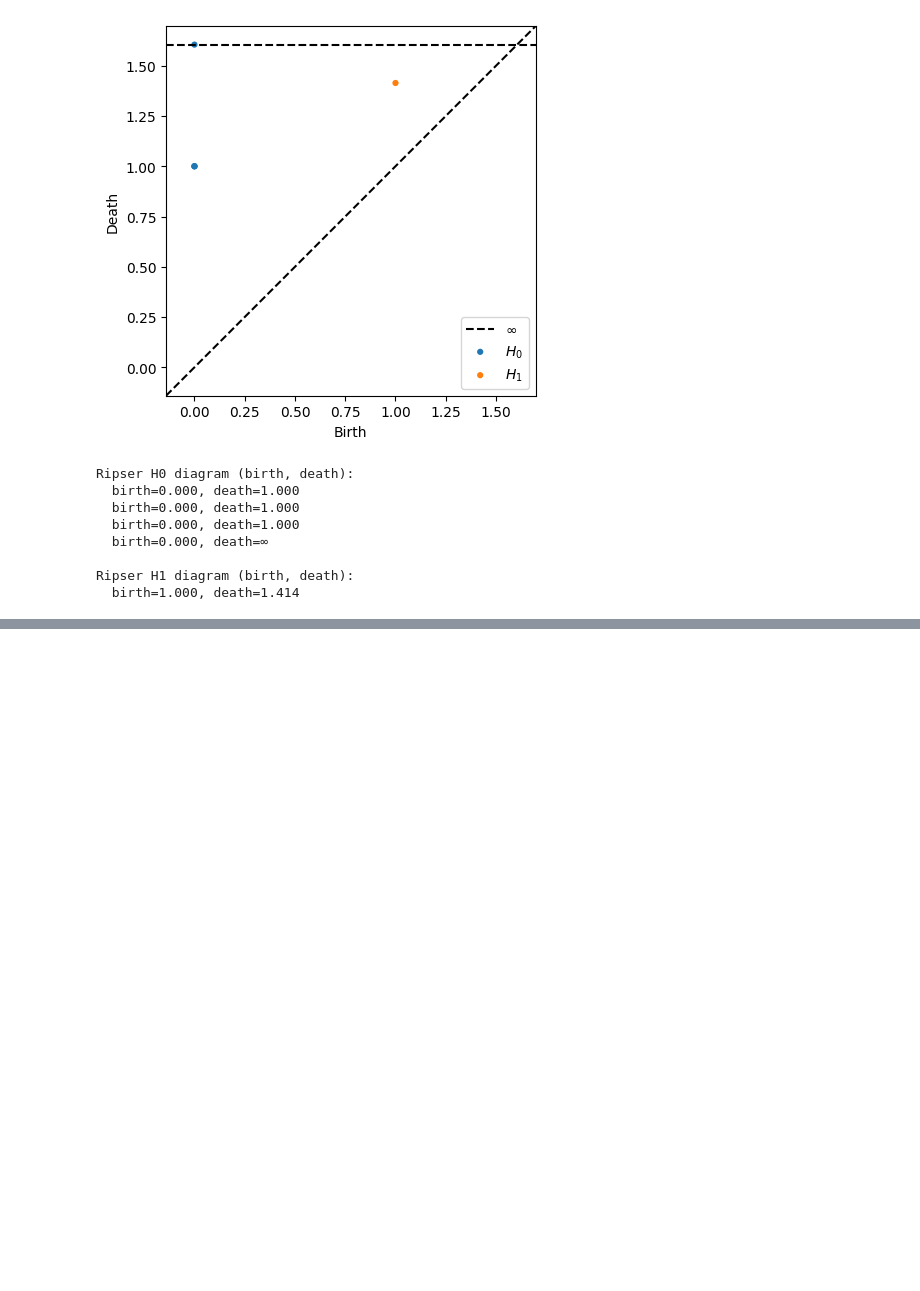
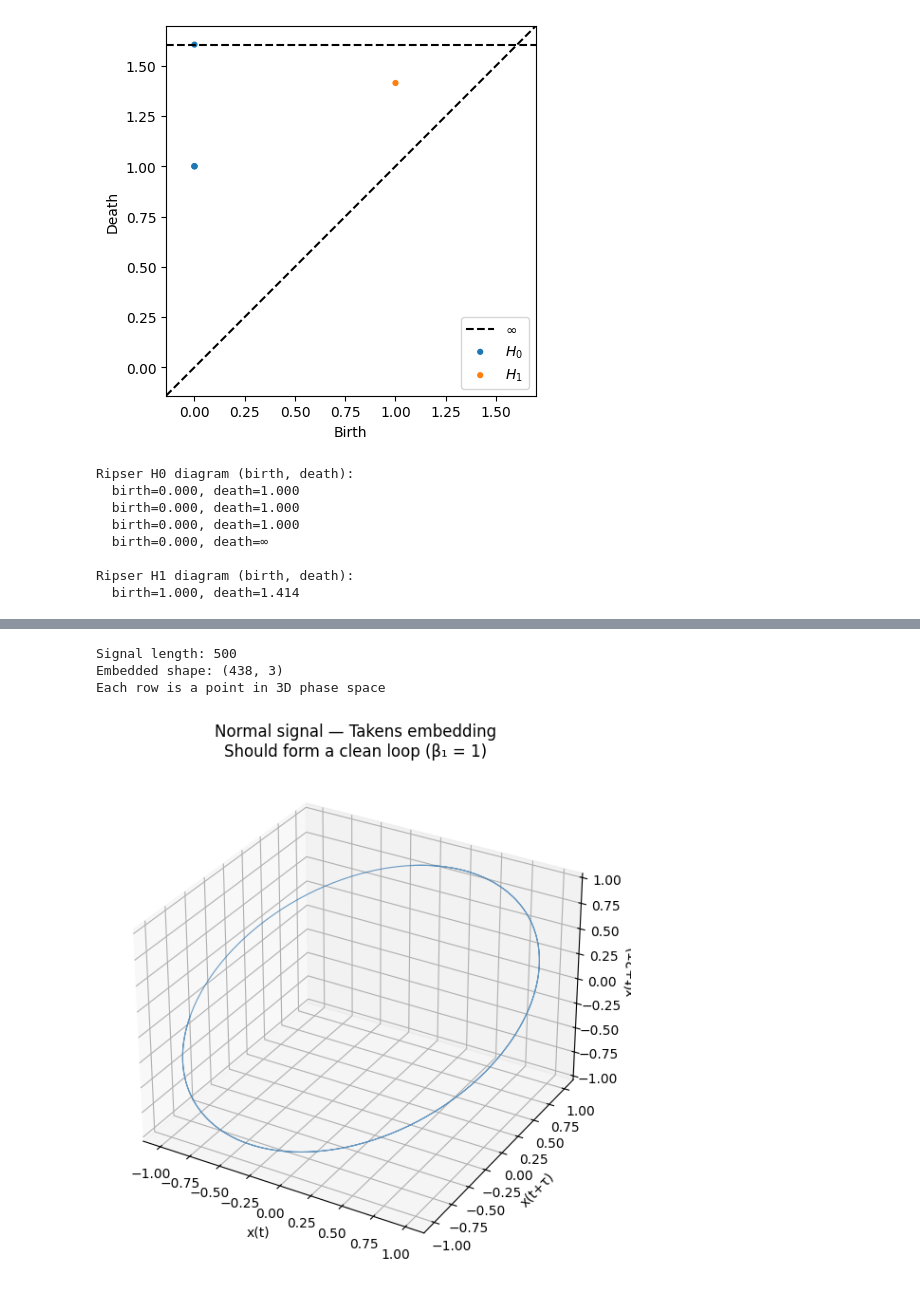
Before and after one commit to AdityaGhildiyal/TDA-Mlops, a Jupyter notebook: notebooks/phase1_appendix_A.ipynb, the cells around one changed output, grey strips where cells are left out. Saved outputs shown, nothing was run; the diff lists cells and outputs as text; code cells hidden in the pictures; blank space fills up the shorter version.

Commit message:
feat: Day 4 - Takens embedding, normal vs anomalous, Wasserstein distance

```diff
--- a/notebooks/phase1_appendix_A.ipynb
+++ b/notebooks/phase1_appendix_A.ipynb
@@ -445,0 +493,31 @@ Ripser H1 diagram (birth, death):
+# %%
+# Simulate a normal periodic signal (proxy for a normal heartbeat)
+t = np.linspace(0, 4 * np.pi, 500)
+signal_normal = np.sin(t)
+
+# Takens embedding: dim=3, tau chosen to be ~quarter period
+# For sin with period 2π over 500 points: period ≈ 125 samples
+# quarter period ≈ 31 samples
+tau = 31
+X_normal = takens_embed(signal_normal, dim=3, tau=tau)
+
+print(f"Signal length: {len(signal_normal)}")
+print(f"Embedded shape: {X_normal.shape}")
+print(f"Each row is a point in 3D phase space")
+
+# 3D plot
+fig = plt.figure(figsize=(7, 6))
+ax = fig.add_subplot(111, projection='3d')
+ax.plot(X_normal[:, 0], X_normal[:, 1], X_normal[:, 2],
+        lw=0.8, color='steelblue', alpha=0.8)
+ax.set_title("Normal signal — Takens embedding\nShould form a clean loop (β₁ = 1)", fontsize=12)
+ax.set_xlabel("x(t)")
+ax.set_ylabel("x(t+τ)")
+ax.set_zlabel("x(t+2τ)")
+plt.tight_layout()
+plt.show()
+# %% [output]
+Signal length: 500
+Embedded shape: (438, 3)
+Each row is a point in 3D phase space
+[figure, added]
```
Also changed, not shown: parts of 7 cells of this notebook.
